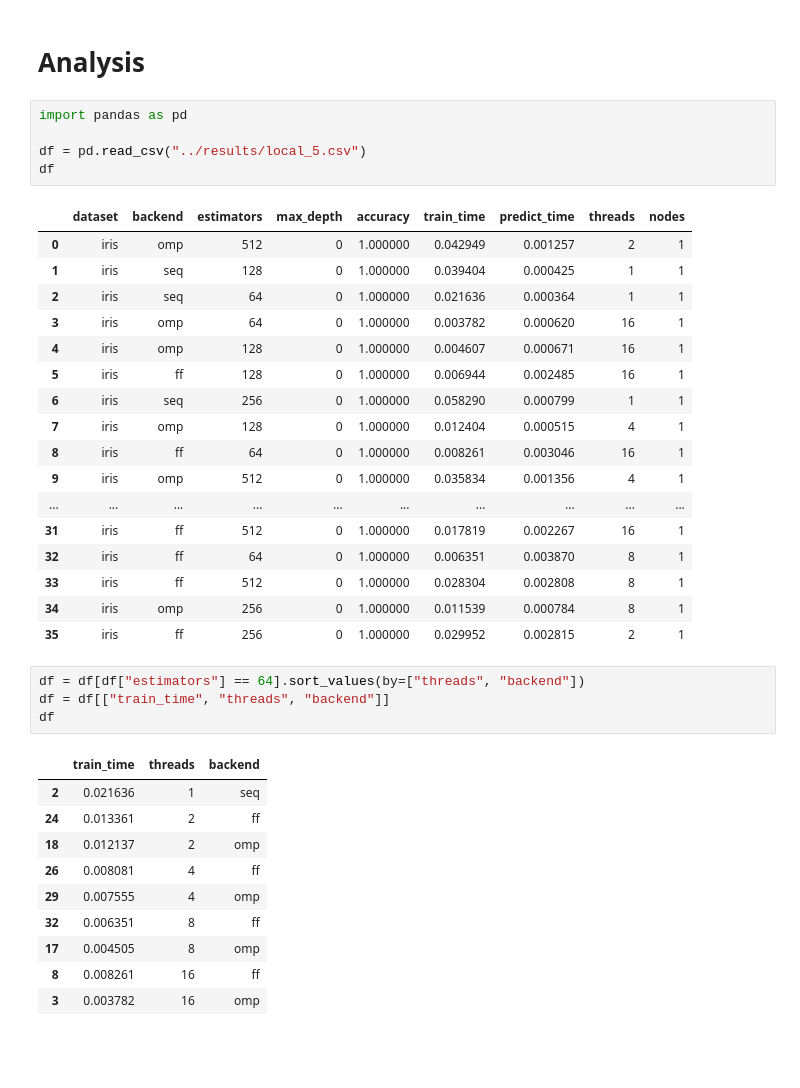
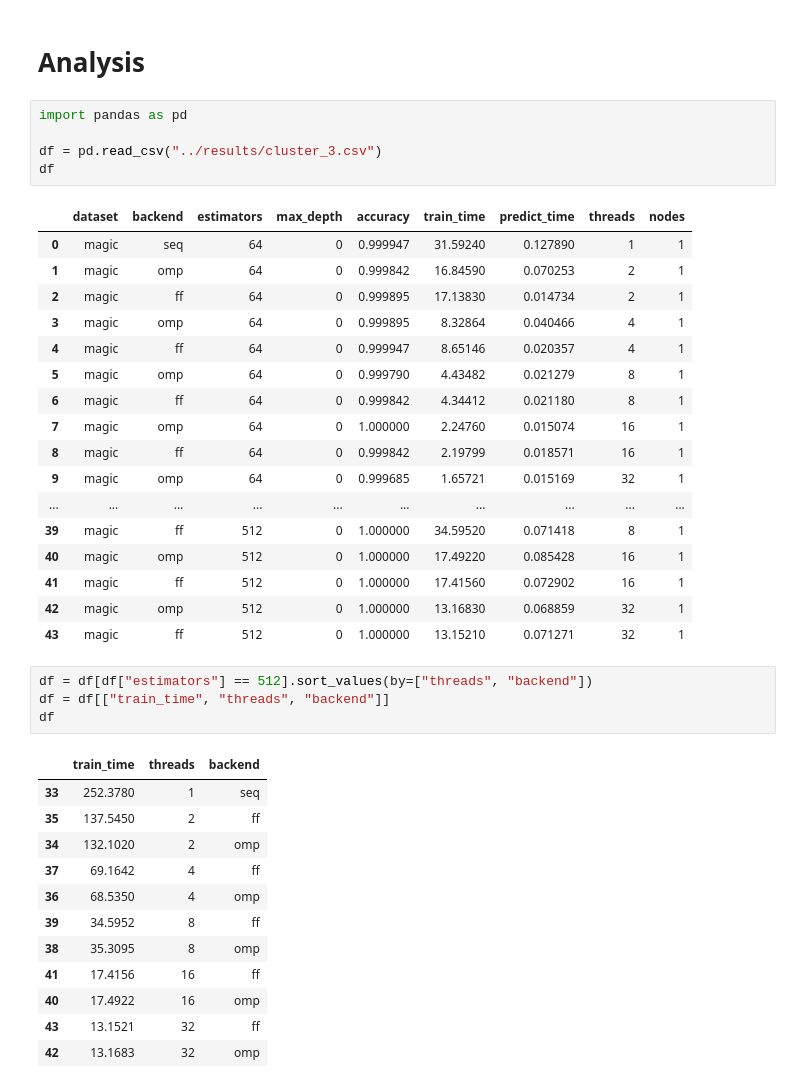
Before and after one commit to FedericoBustaffa/random_forest, a Jupyter notebook: notebooks/analysis.ipynb, the cells around one changed output. Cells and saved outputs as stored; diff of their text form; blank space fills up the shorter version.

```diff
--- a/notebooks/analysis.ipynb
+++ b/notebooks/analysis.ipynb
@@ -3,41 +3,43 @@
 # %%
 import pandas as pd
 
-df = pd.read_csv("../results/local_5.csv")
+df = pd.read_csv("../results/cluster_3.csv")
 df
 # %% [output]
 |  | dataset | backend | estimators | max_depth | accuracy | train_time | predict_time | threads | nodes |
-| 0 | iris | omp | 512 | 0 | 1.000000 | 0.042949 | 0.001257 | 2 | 1 |
-| 1 | iris | seq | 128 | 0 | 1.000000 | 0.039404 | 0.000425 | 1 | 1 |
-| 2 | iris | seq | 64 | 0 | 1.000000 | 0.021636 | 0.000364 | 1 | 1 |
-| 3 | iris | omp | 64 | 0 | 1.000000 | 0.003782 | 0.000620 | 16 | 1 |
-| 4 | iris | omp | 128 | 0 | 1.000000 | 0.004607 | 0.000671 | 16 | 1 |
-| 5 | iris | ff | 128 | 0 | 1.000000 | 0.006944 | 0.002485 | 16 | 1 |
-| 6 | iris | seq | 256 | 0 | 1.000000 | 0.058290 | 0.000799 | 1 | 1 |
-| 7 | iris | omp | 128 | 0 | 1.000000 | 0.012404 | 0.000515 | 4 | 1 |
-| 8 | iris | ff | 64 | 0 | 1.000000 | 0.008261 | 0.003046 | 16 | 1 |
-| 9 | iris | omp | 512 | 0 | 1.000000 | 0.035834 | 0.001356 | 4 | 1 |
+| 0 | magic | seq | 64 | 0 | 0.999947 | 31.59240 | 0.127890 | 1 | 1 |
+| 1 | magic | omp | 64 | 0 | 0.999842 | 16.84590 | 0.070253 | 2 | 1 |
+| 2 | magic | ff | 64 | 0 | 0.999895 | 17.13830 | 0.014734 | 2 | 1 |
+| 3 | magic | omp | 64 | 0 | 0.999895 | 8.32864 | 0.040466 | 4 | 1 |
+| 4 | magic | ff | 64 | 0 | 0.999947 | 8.65146 | 0.020357 | 4 | 1 |
+| 5 | magic | omp | 64 | 0 | 0.999790 | 4.43482 | 0.021279 | 8 | 1 |
+| 6 | magic | ff | 64 | 0 | 0.999842 | 4.34412 | 0.021180 | 8 | 1 |
+| 7 | magic | omp | 64 | 0 | 1.000000 | 2.24760 | 0.015074 | 16 | 1 |
+| 8 | magic | ff | 64 | 0 | 0.999842 | 2.19799 | 0.018571 | 16 | 1 |
+| 9 | magic | omp | 64 | 0 | 0.999685 | 1.65721 | 0.015169 | 32 | 1 |
 | ... | ... | ... | ... | ... | ... | ... | ... | ... | ... |
-| 31 | iris | ff | 512 | 0 | 1.000000 | 0.017819 | 0.002267 | 16 | 1 |
-| 32 | iris | ff | 64 | 0 | 1.000000 | 0.006351 | 0.003870 | 8 | 1 |
-| 33 | iris | ff | 512 | 0 | 1.000000 | 0.028304 | 0.002808 | 8 | 1 |
-| 34 | iris | omp | 256 | 0 | 1.000000 | 0.011539 | 0.000784 | 8 | 1 |
-| 35 | iris | ff | 256 | 0 | 1.000000 | 0.029952 | 0.002815 | 2 | 1 |
+| 39 | magic | ff | 512 | 0 | 1.000000 | 34.59520 | 0.071418 | 8 | 1 |
+| 40 | magic | omp | 512 | 0 | 1.000000 | 17.49220 | 0.085428 | 16 | 1 |
+| 41 | magic | ff | 512 | 0 | 1.000000 | 17.41560 | 0.072902 | 16 | 1 |
+| 42 | magic | omp | 512 | 0 | 1.000000 | 13.16830 | 0.068859 | 32 | 1 |
+| 43 | magic | ff | 512 | 0 | 1.000000 | 13.15210 | 0.071271 | 32 | 1 |
 # %%
-df = df[df["estimators"] == 64].sort_values(by=["threads", "backend"])
+df = df[df["estimators"] == 512].sort_values(by=["threads", "backend"])
 df = df[["train_time", "threads", "backend"]]
 df
 # %% [output]
 |  | train_time | threads | backend |
-| 2 | 0.021636 | 1 | seq |
-| 24 | 0.013361 | 2 | ff |
-| 18 | 0.012137 | 2 | omp |
-| 26 | 0.008081 | 4 | ff |
-| 29 | 0.007555 | 4 | omp |
-| 32 | 0.006351 | 8 | ff |
-| 17 | 0.004505 | 8 | omp |
-| 8 | 0.008261 | 16 | ff |
-| 3 | 0.003782 | 16 | omp |
+| 33 | 252.3780 | 1 | seq |
+| 35 | 137.5450 | 2 | ff |
+| 34 | 132.1020 | 2 | omp |
+| 37 | 69.1642 | 4 | ff |
+| 36 | 68.5350 | 4 | omp |
+| 39 | 34.5952 | 8 | ff |
+| 38 | 35.3095 | 8 | omp |
+| 41 | 17.4156 | 16 | ff |
+| 40 | 17.4922 | 16 | omp |
+| 43 | 13.1521 | 32 | ff |
+| 42 | 13.1683 | 32 | omp |
 # %%
 import matplotlib.pyplot as plt
 
```
Also changed, not shown: parts of 3 cells of this notebook, 2 other files.
